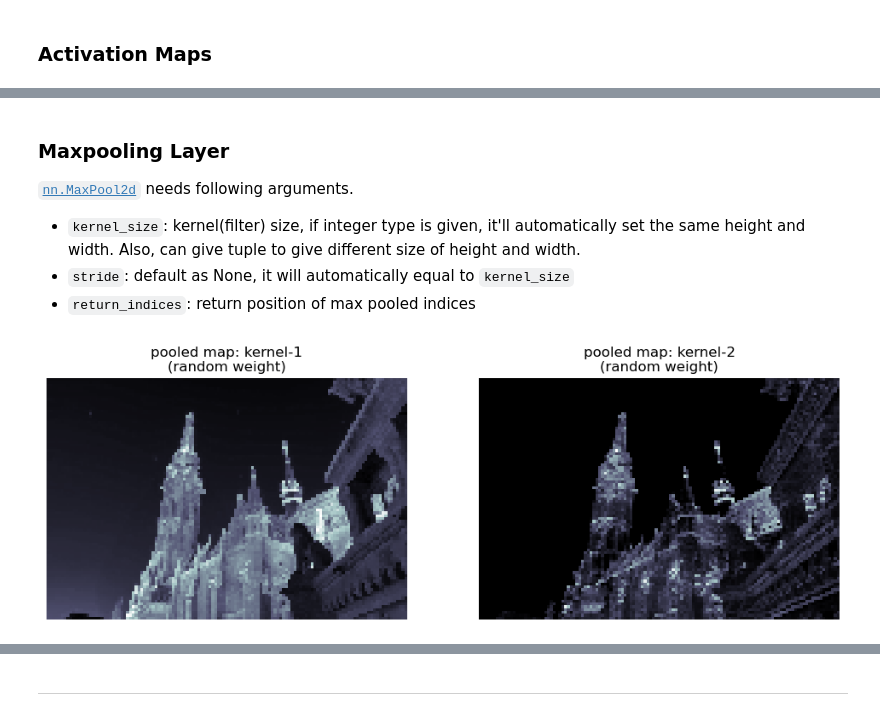
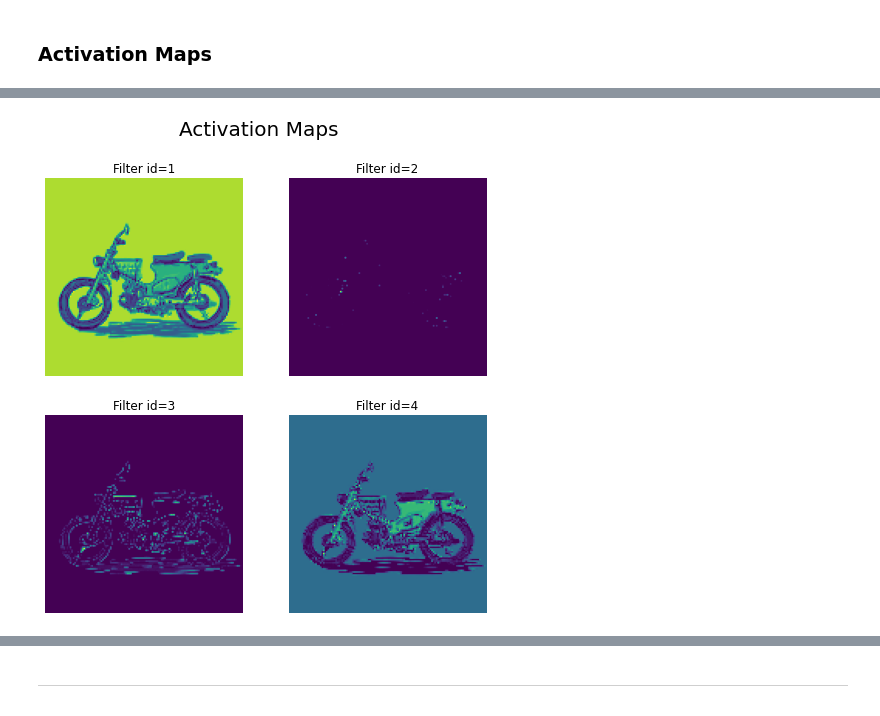
Before and after one commit to simonjisu/aiffel2022, a Jupyter notebook: 07_CNN.ipynb, the cells around one changed output, grey strips where cells are left out. Cells and saved outputs as stored; diff of their text form; code cells hidden in the pictures.

```diff
--- a/07_CNN.ipynb
+++ b/07_CNN.ipynb
@@ -14,2 +9,0 @@ conv_layer = tf.keras.layers.Conv2D(
-# %%
-o = conv_layer(x)
@@ -87,0 +158,20 @@ plot_maps(outputs.squeeze(), titles)
+# %%
+seed = 42
+tf.random.set_seed(seed)
+conv_layer = tf.keras.layers.Conv2D(
+    filters=4,
+    kernel_size=(5, 5),
+    strides=5,
+    use_bias=True
+)
+conv_outputs = conv_layer(inputs)
+print(f'Size of Conv2D outputs: {conv_outputs.shape}')
+
+fig, axes = plt.subplots(2, 2, figsize=(8, 8))
+for i, (o, ax) in enumerate(zip(tf.transpose(conv_outputs[0], perm=[2, 0, 1]), axes.flatten())):
+    ax.imshow(o.numpy())
+    ax.axis('off')
+    ax.set_title(f'Filter id={i+1}')
+fig.suptitle('Convolutional Operation', fontsize=20)
+plt.show()
+print(f'Number of parameters: {conv_layer.count_params()}')
@@ -98,17 +255,20 @@ plot_maps(activation_maps.squeeze(), titles)
-# %% [markdown]
-### Maxpooling Layer
-
-[`nn.MaxPool2d`](https://pytorch.org/docs/stable/nn.html#maxpool2d) needs following arguments.
-
-* `kernel_size`: kernel(filter) size, if integer type is given, it'll automatically set the same height and width. Also, can give tuple to give different size of height and width.
-* `stride`: default as None, it will automatically equal to `kernel_size`
-* `return_indices`: return position of max pooled indices
-# %%
-maxpool_layer = nn.MaxPool2d(kernel_size=10)
-pooled_maps = maxpool_layer(activation_maps)
-titles = ["pooled map: kernel-1\n(random weight)",
-          "pooled map: kernel-2\n(random weight)"]
-# Plot Maxpooled Maps:
-plot_maps(pooled_maps.squeeze(), titles)
-# %% [output]
-[figure, removed]
+# %%
+tf.random.set_seed(seed)
+# conv_layer = tf.keras.layers.Conv2D(
+#     filters=4,
+#     kernel_size=(5, 5),
+#     strides=5,
+#     use_bias=True,
+#     activation='relu'
+# )
+act_outputs = tf.keras.layers.Activation('relu')(conv_outputs)
+
+fig, axes = plt.subplots(2, 2, figsize=(8, 8))
+for i, (o, ax) in enumerate(zip(tf.transpose(act_outputs[0], perm=[2, 0, 1]), axes.flatten())):
+    ax.imshow(o.numpy())
+    ax.axis('off')
+    ax.set_title(f'Filter id={i+1}')
+fig.suptitle('Activation Maps', fontsize=20)
+plt.show()
+# %% [output]
+[figure, added]
```
Also changed, not shown: parts of 119 cells of this notebook, 8 other files.
